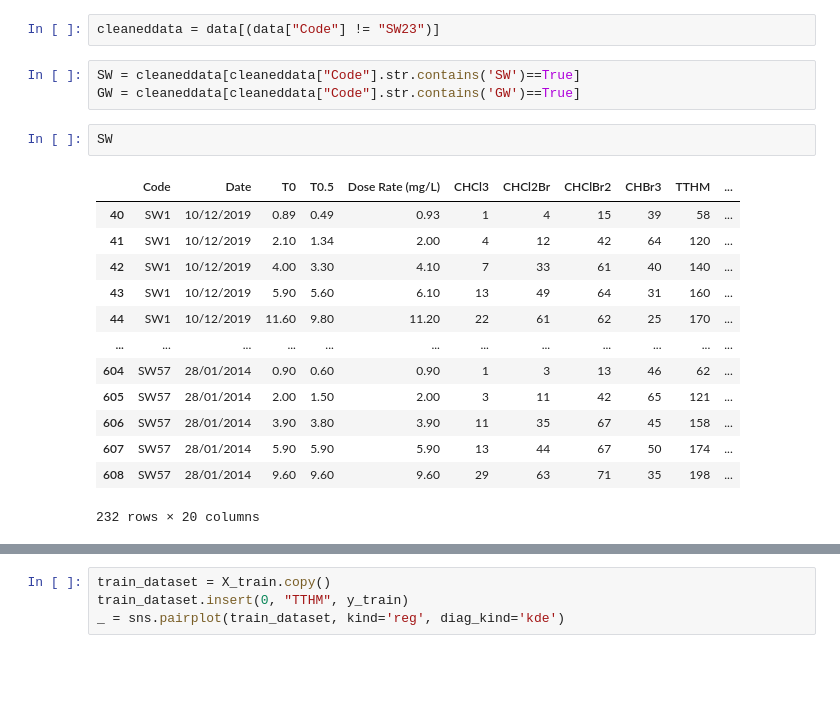
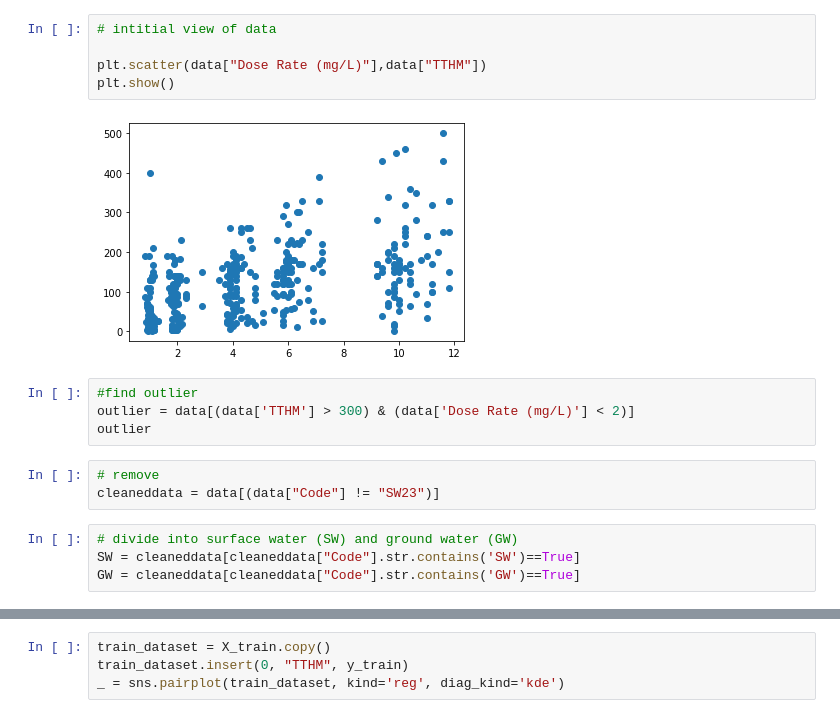
Before and after one commit to JackXinPan/Final-Project, a Jupyter notebook: GW vs SW.ipynb, the cells around one changed output, grey strips where cells are left out. Saved outputs shown, nothing was run; the diff lists cells and outputs as text; blank space fills up the shorter version.

```diff
--- a/GW vs SW.ipynb
+++ b/GW vs SW.ipynb
@@ -11,22 +33,19 @@ data['30 min decay'] = data["T0"]-data["T0.5"]
 data["SUVA"] = data["UVA"]/data["FOC"]*100
+# %%
+# intitial view of data
+
+plt.scatter(data["Dose Rate (mg/L)"],data["TTHM"])
+plt.show()
+# %% [output]
+[figure, added]
+# %%
+#find outlier
+outlier = data[(data['TTHM'] > 300) & (data['Dose Rate (mg/L)'] < 2)]
+outlier
 # %%
+# remove
 cleaneddata = data[(data["Code"] != "SW23")]
 # %%
+# divide into surface water (SW) and ground water (GW)
 SW = cleaneddata[cleaneddata["Code"].str.contains('SW')==True]
 GW = cleaneddata[cleaneddata["Code"].str.contains('GW')==True]
-# %%
-SW
-# %% [output]
-|  | Code | Date | T0 | T0.5 | Dose Rate (mg/L) | CHCl3 | CHCl2Br | CHClBr2 | CHBr3 | TTHM | ... |
-| 40 | SW1 | 10/12/2019 | 0.89 | 0.49 | 0.93 | 1 | 4 | 15 | 39 | 58 | ... |
-| 41 | SW1 | 10/12/2019 | 2.10 | 1.34 | 2.00 | 4 | 12 | 42 | 64 | 120 | ... |
-| 42 | SW1 | 10/12/2019 | 4.00 | 3.30 | 4.10 | 7 | 33 | 61 | 40 | 140 | ... |
-| 43 | SW1 | 10/12/2019 | 5.90 | 5.60 | 6.10 | 13 | 49 | 64 | 31 | 160 | ... |
-| 44 | SW1 | 10/12/2019 | 11.60 | 9.80 | 11.20 | 22 | 61 | 62 | 25 | 170 | ... |
-| ... | ... | ... | ... | ... | ... | ... | ... | ... | ... | ... | ... |
-| 604 | SW57 | 28/01/2014 | 0.90 | 0.60 | 0.90 | 1 | 3 | 13 | 46 | 62 | ... |
-| 605 | SW57 | 28/01/2014 | 2.00 | 1.50 | 2.00 | 3 | 11 | 42 | 65 | 121 | ... |
-| 606 | SW57 | 28/01/2014 | 3.90 | 3.80 | 3.90 | 11 | 35 | 67 | 45 | 158 | ... |
-| 607 | SW57 | 28/01/2014 | 5.90 | 5.90 | 5.90 | 13 | 44 | 67 | 50 | 174 | ... |
-| 608 | SW57 | 28/01/2014 | 9.60 | 9.60 | 9.60 | 29 | 63 | 71 | 35 | 198 | ... |
-232 rows × 20 columns
```
Also changed, not shown: parts of 98 cells of this notebook, 3 other files.
